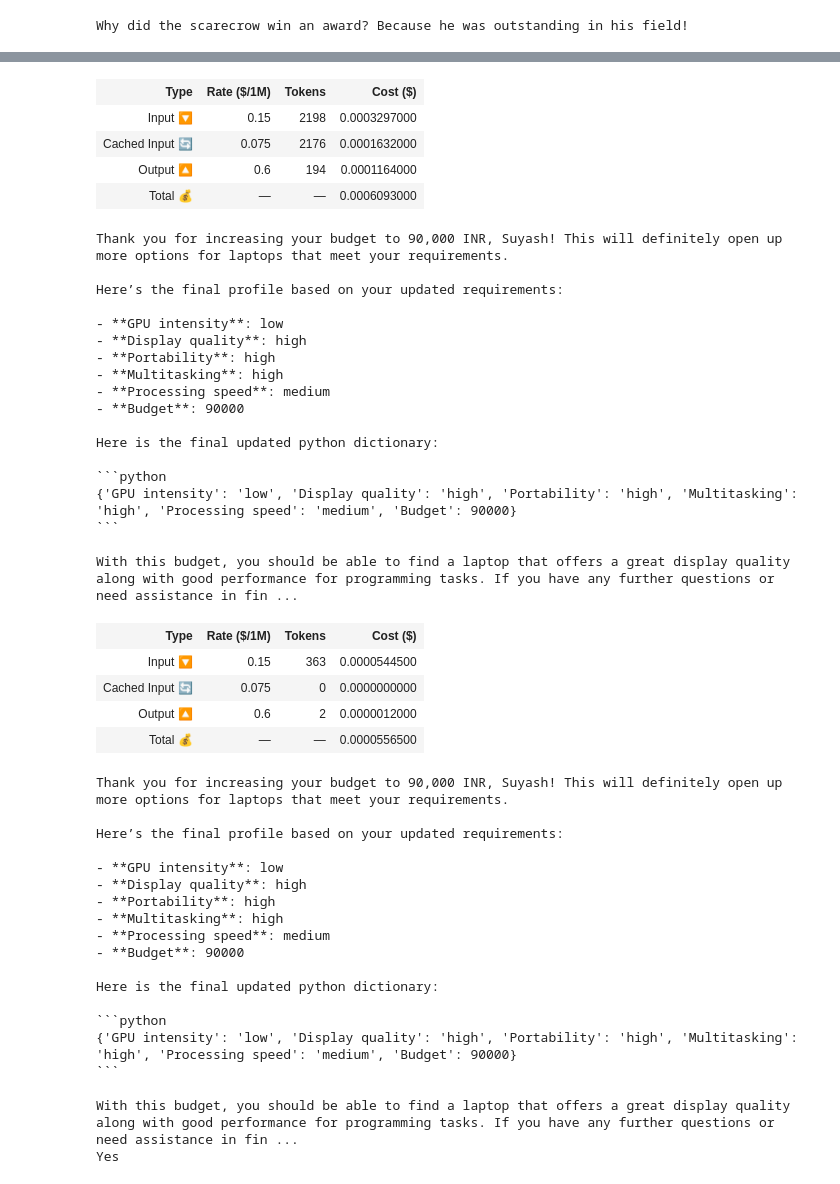
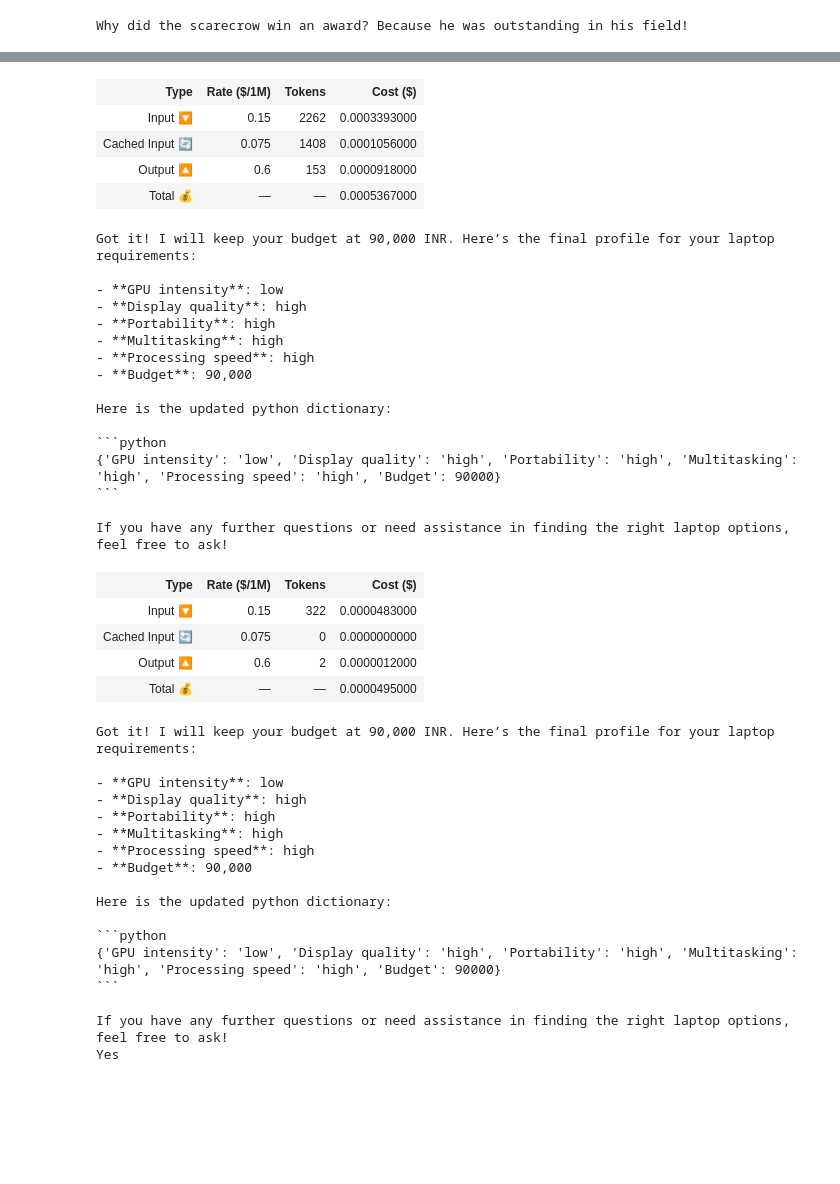
Before and after one commit to blogbydev/generativeai, a Jupyter notebook: shopassist/shopassist.ipynb, the cells around one changed output, grey strips where cells are left out. Drawn from its saved outputs; the diff is of its cells as text; code cells hidden in the pictures; blank space fills up the shorter version.

````diff
--- a/shopassist/shopassist.ipynb
+++ b/shopassist/shopassist.ipynb
@@ -232,6 +235,9 @@ def initialize_conversation():
 
 def get_laptop_assistant():
     conversation_log = initialize_conversation()
+    response = get_chat_model_completions(conversation_log)
+    print(response)
+    conversation_log.append({'role': 'assistant', 'content': response})
     def laptop_assistant(prompt):
         conversation_log.append({'role': 'user', 'content': prompt})
         response = get_chat_model_completions(conversation_log)
@@ -315,30 +345,28 @@ Would you like to consider increasing your budget to find better options? Please
 # %%
-response = hey_laptop_assistant("ok, increase my budget to 90000")
+response = hey_laptop_assistant("keep the budget to 90000")
 print(response)
 # %% [output]
 | Type | Rate ($/1M) | Tokens | Cost ($) |
-| Input 🔽 | 0.15 | 2198 | 0.0003297000 |
-| Cached Input 🔄 | 0.075 | 2176 | 0.0001632000 |
-| Output 🔼 | 0.6 | 194 | 0.0001164000 |
-| Total 💰 | — | — | 0.0006093000 |
+| Input 🔽 | 0.15 | 2262 | 0.0003393000 |
+| Cached Input 🔄 | 0.075 | 1408 | 0.0001056000 |
+| Output 🔼 | 0.6 | 153 | 0.0000918000 |
+| Total 💰 | — | — | 0.0005367000 |
-Thank you for increasing your budget to 90,000 INR, Suyash! This will definitely open up more options for laptops that meet your requirements.
-
-Here’s the final profile based on your updated requirements:
+Got it! I will keep your budget at 90,000 INR. Here’s the final profile for your laptop requirements:
 
 - **GPU intensity**: low
 - **Display quality**: high
 - **Portability**: high
 - **Multitasking**: high
-- **Processing speed**: medium
-- **Budget**: 90000
+- **Processing speed**: high
+- **Budget**: 90,000
 
-Here is the final updated python dictionary:
+Here is the updated python dictionary:
 
 ```python
-{'GPU intensity': 'low', 'Display quality': 'high', 'Portability': 'high', 'Multitasking': 'high', 'Processing speed': 'medium', 'Budget': 90000}
+{'GPU intensity': 'low', 'Display quality': 'high', 'Portability': 'high', 'Multitasking': 'high', 'Processing speed': 'high', 'Budget': 90000}
 ```
 
-With this budget, you should be able to find a laptop that offers a great display quality along with good performance for programming tasks. If you have any further questions or need assistance in fin ...
+If you have any further questions or need assistance in finding the right laptop options, feel free to ask!
 # %%
 def intent_confirmation_layer(response_assistant):
     delimiter = "####"
@@ -364,28 +392,26 @@ print(response)
 print(evaluator_response)
 # %% [output]
 | Type | Rate ($/1M) | Tokens | Cost ($) |
-| Input 🔽 | 0.15 | 363 | 0.0000544500 |
+| Input 🔽 | 0.15 | 322 | 0.0000483000 |
 | Cached Input 🔄 | 0.075 | 0 | 0.0000000000 |
 | Output 🔼 | 0.6 | 2 | 0.0000012000 |
-| Total 💰 | — | — | 0.0000556500 |
+| Total 💰 | — | — | 0.0000495000 |
-Thank you for increasing your budget to 90,000 INR, Suyash! This will definitely open up more options for laptops that meet your requirements.
-
-Here’s the final profile based on your updated requirements:
+Got it! I will keep your budget at 90,000 INR. Here’s the final profile for your laptop requirements:
 
 - **GPU intensity**: low
 - **Display quality**: high
 - **Portability**: high
 - **Multitasking**: high
-- **Processing speed**: medium
-- **Budget**: 90000
+- **Processing speed**: high
+- **Budget**: 90,000
 
-Here is the final updated python dictionary:
+Here is the updated python dictionary:
 
 ```python
-{'GPU intensity': 'low', 'Display quality': 'high', 'Portability': 'high', 'Multitasking': 'high', 'Processing speed': 'medium', 'Budget': 90000}
+{'GPU intensity': 'low', 'Display quality': 'high', 'Portability': 'high', 'Multitasking': 'high', 'Processing speed': 'high', 'Budget': 90000}
 ```
 
-With this budget, you should be able to find a laptop that offers a great display quality along with good performance for programming tasks. If you have any further questions or need assistance in fin ...
+If you have any further questions or need assistance in finding the right laptop options, feel free to ask!
 Yes
 # %%
 def dictionary_present(response):
````
Also changed, not shown: parts of 26 cells of this notebook, 1 other file.
